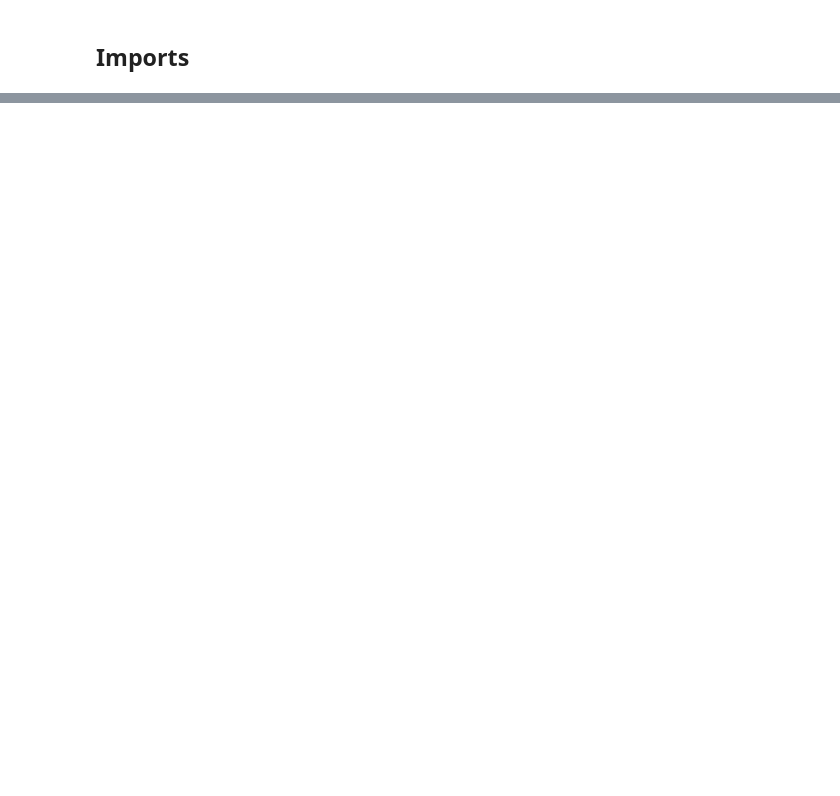
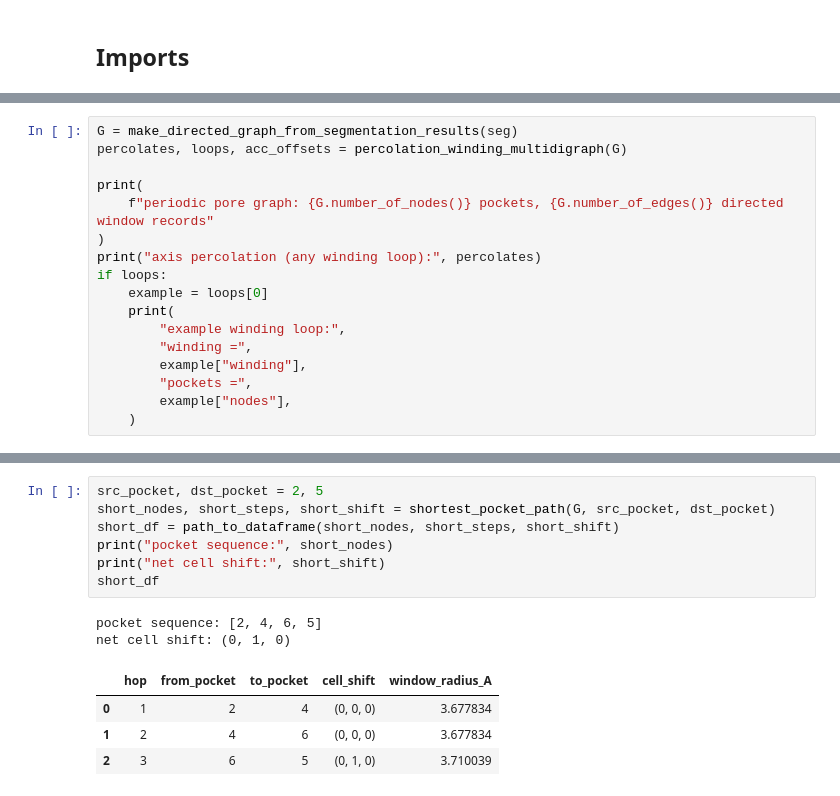
Before and after one commit to mofography/mofography, a Jupyter notebook: docs/percolated_paths_tutorial.ipynb, the cells around one changed output, grey strips where cells are left out. Cells and saved outputs as stored; diff of their text form; blank space fills up the shorter version.

```diff
--- a/docs/percolated_paths_tutorial.ipynb
+++ b/docs/percolated_paths_tutorial.ipynb
@@ -272,0 +77,17 @@ In this tutorial, we illustrated how to compute percolation paths in a crystalli
+# %%
+G = make_directed_graph_from_segmentation_results(seg)
+percolates, loops, acc_offsets = percolation_winding_multidigraph(G)
+
+print(
+    f"periodic pore graph: {G.number_of_nodes()} pockets, {G.number_of_edges()} directed window records"
+)
+print("axis percolation (any winding loop):", percolates)
+if loops:
+    example = loops[0]
+    print(
+        "example winding loop:",
+        "winding =",
+        example["winding"],
+        "pockets =",
+        example["nodes"],
+    )
@@ -272,0 +208,14 @@ In this tutorial, we illustrated how to compute percolation paths in a crystalli
+# %%
+src_pocket, dst_pocket = 2, 5
+short_nodes, short_steps, short_shift = shortest_pocket_path(G, src_pocket, dst_pocket)
+short_df = path_to_dataframe(short_nodes, short_steps, short_shift)
+print("pocket sequence:", short_nodes)
+print("net cell shift:", short_shift)
+short_df
+# %% [output]
+pocket sequence: [2, 4, 6, 5]
+net cell shift: (0, 1, 0)
+|  | hop | from_pocket | to_pocket | cell_shift | window_radius_A |
+| 0 | 1 | 2 | 4 | (0, 0, 0) | 3.677834 |
+| 1 | 2 | 4 | 6 | (0, 0, 0) | 3.677834 |
+| 2 | 3 | 6 | 5 | (0, 1, 0) | 3.710039 |
```
Also changed, not shown: parts of 47 cells of this notebook.
